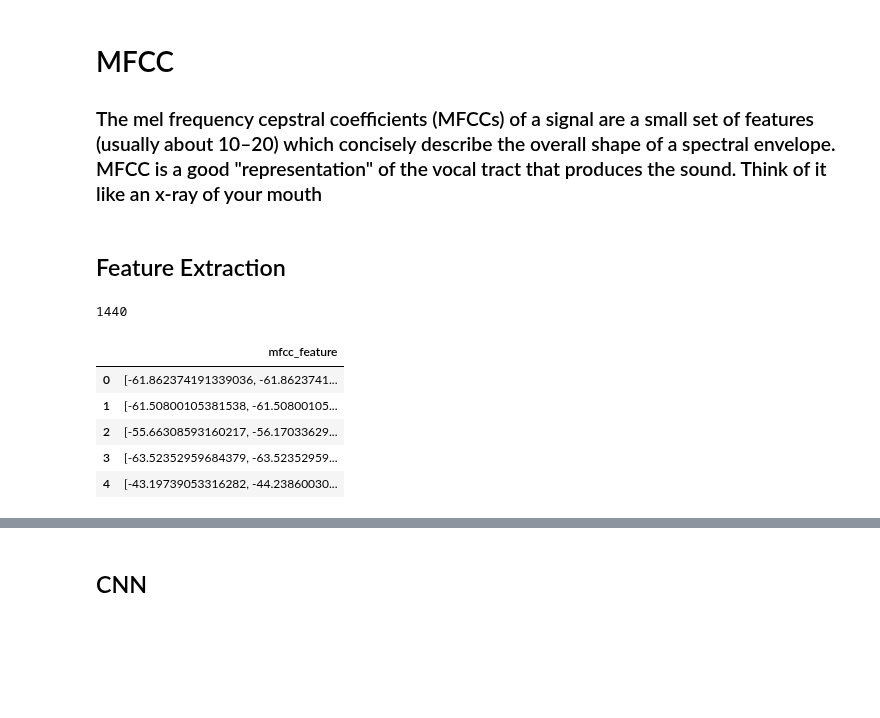
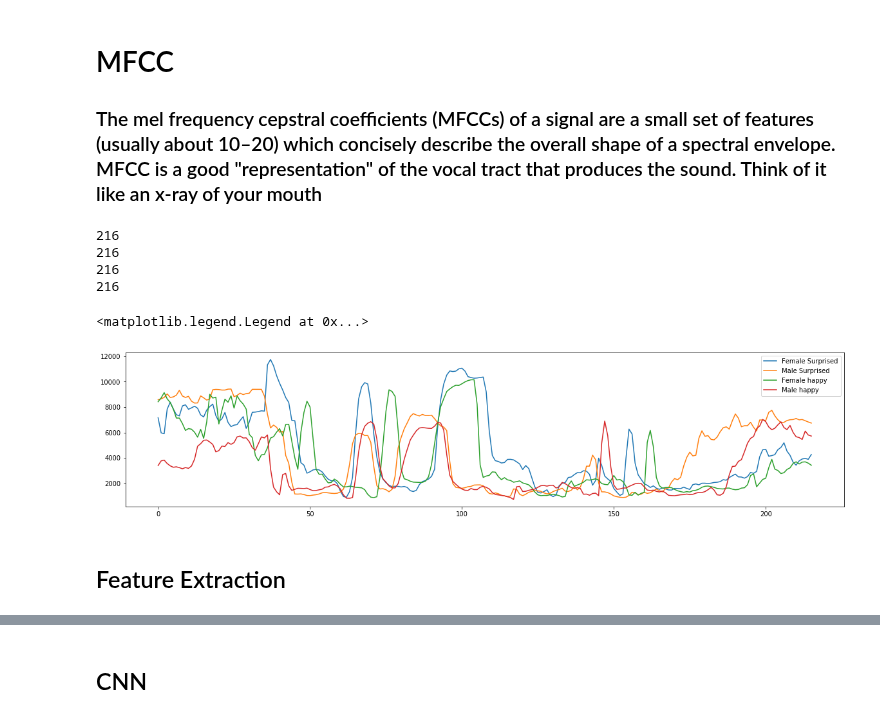
Before and after one commit to mkosaka1/Speech_Emotion_Recognition, a Jupyter notebook: eda_preprocessing_old.ipynb, the cells around one changed output, grey strips where cells are left out. Cells and saved outputs as stored; diff of their text form; code cells hidden in the pictures; blank space fills up the shorter version.

```diff
--- a/eda_preprocessing_old.ipynb
+++ b/eda_preprocessing_old.ipynb
@@ -216,6 +218,49 @@ plt.ylabel('MFCC')
 plt.colorbar();
 # %%
 mfcc.shape
+# %%
+# Male surprised
+pathh = audio + 'Actor_09/03-01-08-02-02-02-09.wav'
+X, sample_rate = librosa.load(pathh, res_type='kaiser_fast',duration=2.5,sr=22050*2,offset=0.5)
+male = librosa.feature.spectral_centroid(y=X, sr=sample_rate)
+male = np.mean(librosa.feature.spectral_centroid(y=X, sr=sample_rate), axis=0)
+print(len(male))
+
+# Female surprised
+path= audio + 'Actor_08/03-01-08-02-02-02-08.wav'
+X, sample_rate = librosa.load(path,duration=2.5,sr=22050*2,offset=0.5)
+female = librosa.feature.spectral_centroid(y=X, sr=sample_rate)
+female = np.mean(librosa.feature.spectral_centroid(y=X, sr=sample_rate), axis=0)
+print(len(female))
+
+# Male happy
+pathh = audio + 'Actor_09/03-01-03-02-02-02-09.wav'
+X, sample_rate = librosa.load(pathh, res_type='kaiser_fast',duration=2.5,sr=22050*2,offset=0.5)
+male1 = librosa.feature.spectral_centroid(y=X, sr=sample_rate)
+male1 = np.mean(librosa.feature.spectral_centroid(y=X, sr=sample_rate), axis=0)
+print(len(male1))
+
+# Female happy
+path= audio + 'Actor_08/03-01-03-02-02-02-08.wav'
+X, sample_rate = librosa.load(path,duration=2.5,sr=22050*2,offset=0.5)
+female1 = librosa.feature.spectral_centroid(y=X, sr=sample_rate)
+female1 = np.mean(librosa.feature.spectral_centroid(y=X, sr=sample_rate), axis=0)
+print(len(female1))
+
+plt.figure(figsize=(20, 15))
+plt.subplot(3,1,1)
+plt.plot(female, label='Female Surprised')
+plt.plot(male, label='Male Surprised')
+plt.plot(female1, label='Female happy')
+plt.plot(male1, label='Male happy')
+plt.legend()
+# %% [output]
+216
+216
+216
+216
+<matplotlib.legend.Legend at 0x...>
+[figure, added]
 # %%
 # Male surprised
 pathh = audio + 'Actor_09/03-01-08-02-02-02-09.wav'
@@ -250,7 +295,7 @@ df = pd.DataFrame(columns=['mfcc_feature'])
 # FEATURE EXTRACTION OVER ENTIRE DATASET
 counter=0
 for index,path in enumerate(audio_df.path):
-    X, sample_rate = librosa.load(path, res_type='kaiser_fast',duration=2.5,sr=44100,offset=0.5)
+    X, sample_rate = librosa.load(path, res_type='kaiser_fast',duration=3,sr=44100,offset=0.5)
     sample_rate = np.array(sample_rate)
 
     mfccs = np.mean(librosa.feature.mfcc(y=X, sr=sample_rate, n_mfcc=13),axis=0)
@@ -260,14 +305,6 @@ for index,path in enumerate(audio_df.path):
 
 print(len(df))
 df.head()
-# %% [output]
-1440
-|  | mfcc_feature |
-| 0 | [-61.862374191339036, -61.8623741... |
-| 1 | [-61.50800105381538, -61.50800105... |
-| 2 | [-55.66308593160217, -56.17033629... |
-| 3 | [-63.52352959684379, -63.52352959... |
-| 4 | [-43.19739053316282, -44.23860030... |
 # %%
 df_chroma = pd.DataFrame(columns=['chroma_feat'])
 
```
Also changed, not shown: parts of 18 cells of this notebook, 1 other file.
